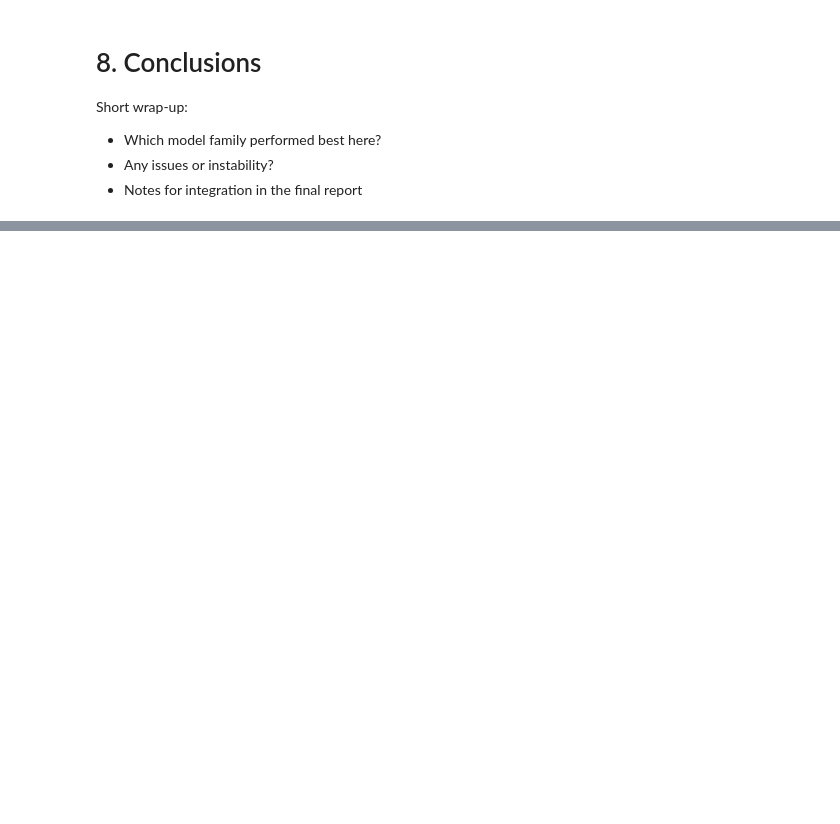
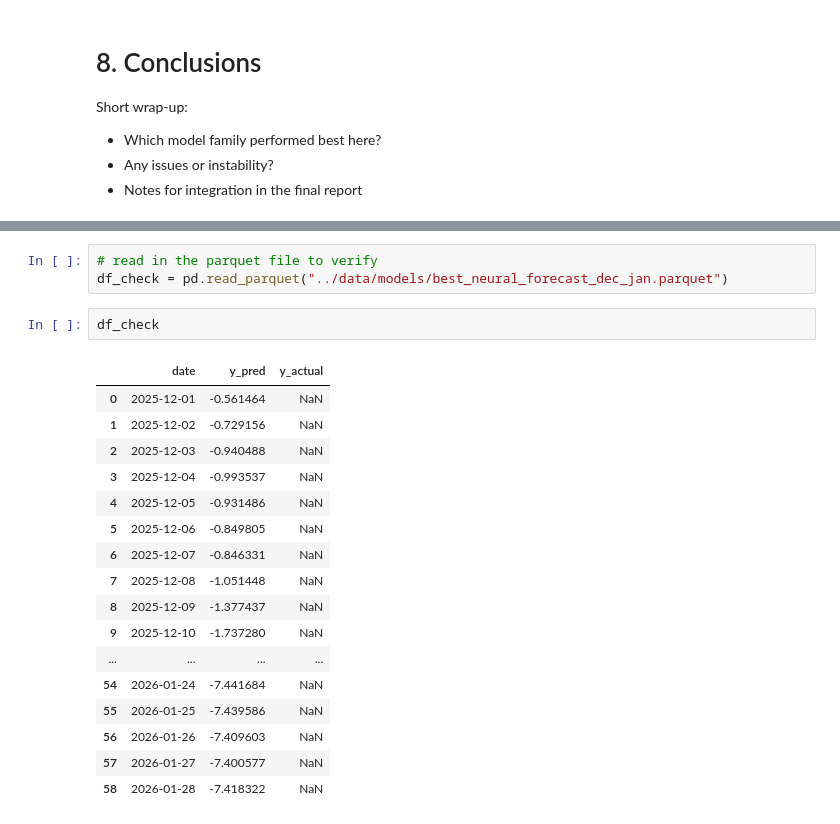
Before and after one commit to smn-krn/TIS3IL-WS25-Project, a Jupyter notebook: code/02-neural-models.ipynb, the cells around one changed output, grey strips where cells are left out. Drawn from its saved outputs; the diff is of its cells as text; blank space fills up the shorter version.

Commit message:
Neural parquet added; ReadMe changed; parquet helper function added

```diff
--- a/code/02-neural-models.ipynb
+++ b/code/02-neural-models.ipynb
@@ -444,0 +748,23 @@ of 3.5 degrees
+# %%
+# read in the parquet file to verify
+df_check = pd.read_parquet("../data/models/best_neural_forecast_dec_jan.parquet")
+# %%
+df_check
+# %% [output]
+|  | date | y_pred | y_actual |
+| 0 | 2025-12-01 | -0.561464 | NaN |
+| 1 | 2025-12-02 | -0.729156 | NaN |
+| 2 | 2025-12-03 | -0.940488 | NaN |
+| 3 | 2025-12-04 | -0.993537 | NaN |
+| 4 | 2025-12-05 | -0.931486 | NaN |
+| 5 | 2025-12-06 | -0.849805 | NaN |
+| 6 | 2025-12-07 | -0.846331 | NaN |
+| 7 | 2025-12-08 | -1.051448 | NaN |
+| 8 | 2025-12-09 | -1.377437 | NaN |
+| 9 | 2025-12-10 | -1.737280 | NaN |
+| ... | ... | ... | ... |
+| 54 | 2026-01-24 | -7.441684 | NaN |
+| 55 | 2026-01-25 | -7.439586 | NaN |
+| 56 | 2026-01-26 | -7.409603 | NaN |
+| 57 | 2026-01-27 | -7.400577 | NaN |
+| 58 | 2026-01-28 | -7.418322 | NaN |
```
Also changed, not shown: parts of 26 cells of this notebook, 5 other files.
